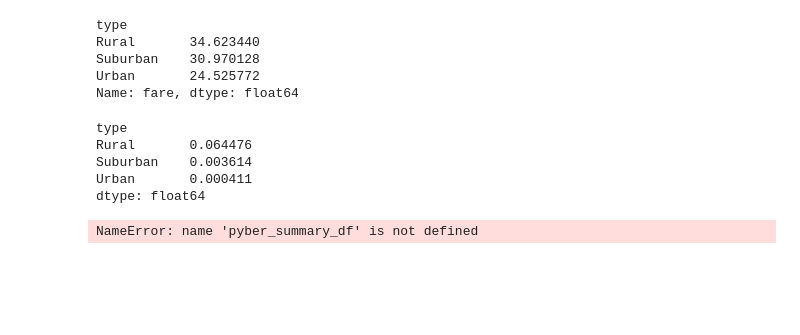
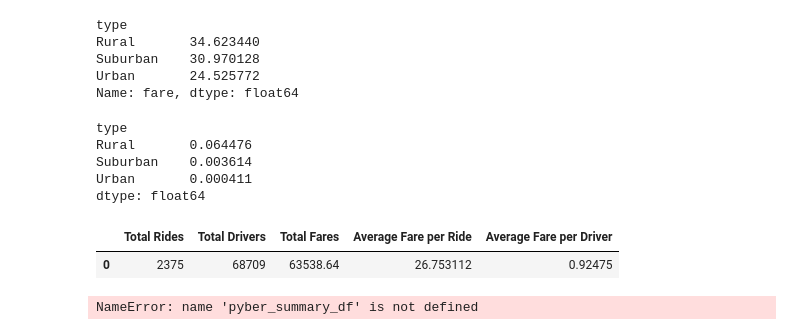
Before and after one commit to kaygar86/PyBer_Analysis, a Jupyter notebook: PyBer_Challenge_starter_code (1).ipynb, the cells around one changed output. Cells and saved outputs as stored; diff of their text form; code cells hidden in the pictures; blank space fills up the shorter version.

```diff
--- a/PyBer_Challenge_starter_code (1).ipynb
+++ b/PyBer_Challenge_starter_code (1).ipynb
@@ -97,0 +96,28 @@ dtype: float64
+# %%
+#  6. Create a PyBer summary DataFrame.
+
+# Get columns for DF: Total Rides, Total Drivers, Total Fares, Avg Fare per Ride, Avg Fare per Driver
+
+# total_rides = pyber_data_df.count()["ride_id"]
+
+# total_drivers = pyber_data_df.sum()["driver_count"]
+
+# total_fares = pyber_data_df.sum()["fare"]
+
+# avg_ride_fare = total_fares / total_rides
+
+# avg_driver_fare = total_fares / total_drivers
+
+
+
+pyber_summary_df = pd.DataFrame(
+                   [{"Total Rides": total_rides,
+                    "Total Drivers": total_drivers,
+                     "Total Fares": total_fares,
+                     "Average Fare per Ride": avg_ride_fare,
+                     "Average Fare per Driver": avg_driver_fare}])
+
+pyber_summary_df
+# %% [output]
+|  | Total Rides | Total Drivers | Total Fares | Average Fare per Ride | Average Fare per Driver |
+| 0 | 2375 | 68709 | 63538.64 | 26.753112 | 0.92475 |
```
Also changed, not shown: parts of 2 cells of this notebook, 1 other file.
